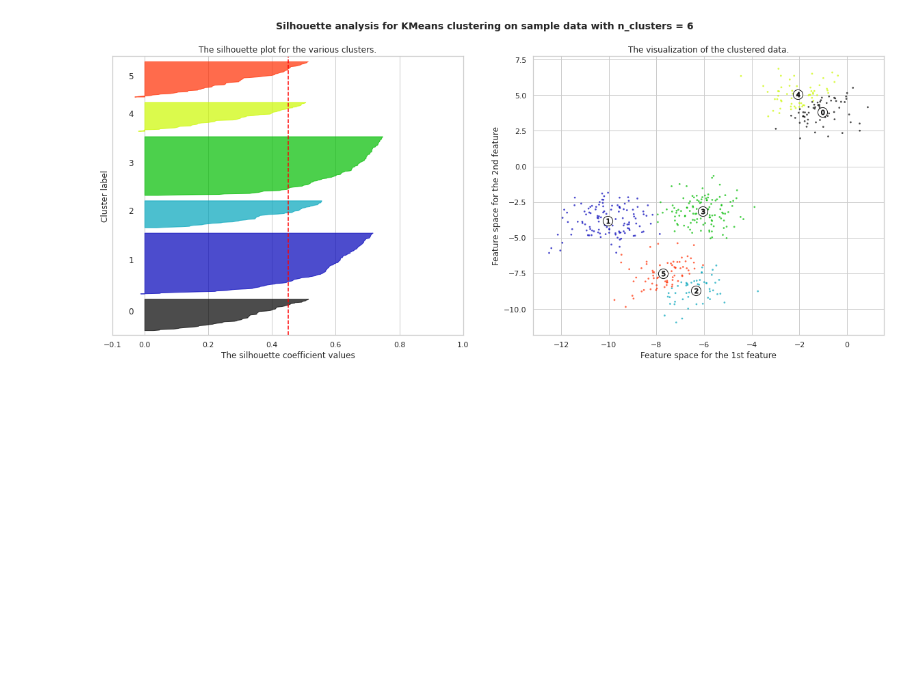
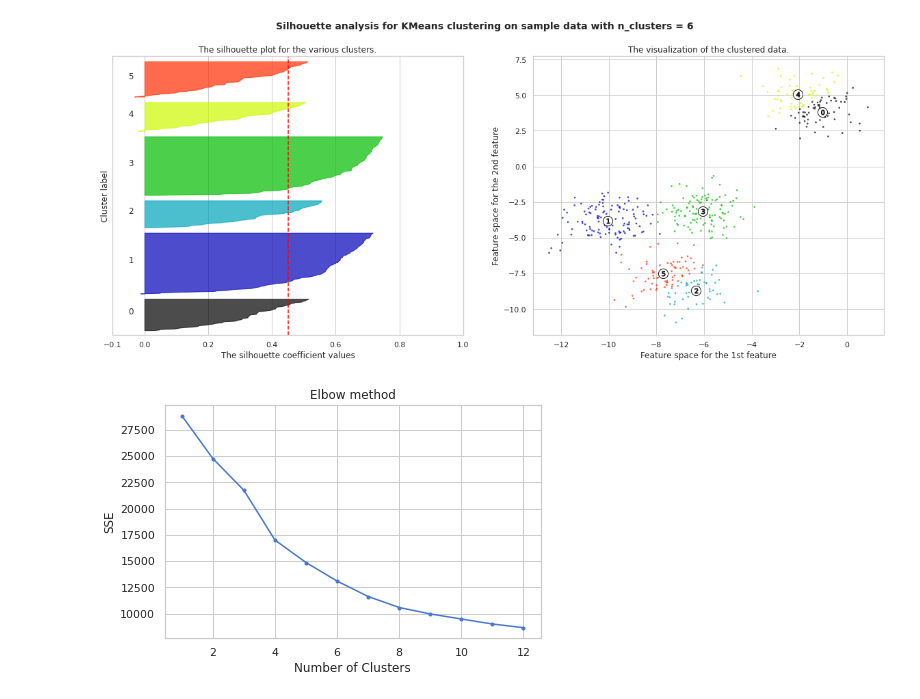
Before and after one commit to Sara19598/Clustering-Analysis-on-Movies-TV-shows-Unsupervised-ML, a Jupyter notebook: NETFLIX_MOVIES_AND_TV_SHOWS_CLUSTERING.ipynb, the cells around one changed output. Cells and saved outputs as stored; diff of their text form; code cells hidden in the pictures; blank space fills up the shorter version.

```diff
--- a/NETFLIX_MOVIES_AND_TV_SHOWS_CLUSTERING.ipynb
+++ b/NETFLIX_MOVIES_AND_TV_SHOWS_CLUSTERING.ipynb
@@ -795,3 +795,21 @@ For n_clusters = 6 The average silhouette_score is : 0.4504666294372765
 [figure]
 [figure]
 [figure]
+# %%
+# To help choose the number of clusters, elbow method:
+
+sse = []
+for k in range(1, 13):
+    kmeans = KMeans(n_clusters=k)
+    kmeans.fit(netflix_standarized)
+    sse.append(kmeans.inertia_)
+
+plt.plot(range(1, 13), sse,'.-')
+plt.grid(b=True)
+#plt.xticks(range(1, 11))
+plt.title("Elbow method")
+plt.xlabel("Number of Clusters")
+plt.ylabel("SSE")
+plt.show()
+# %% [output]
+[figure, added]
```
Also changed, not shown: parts of 10 cells of this notebook.
